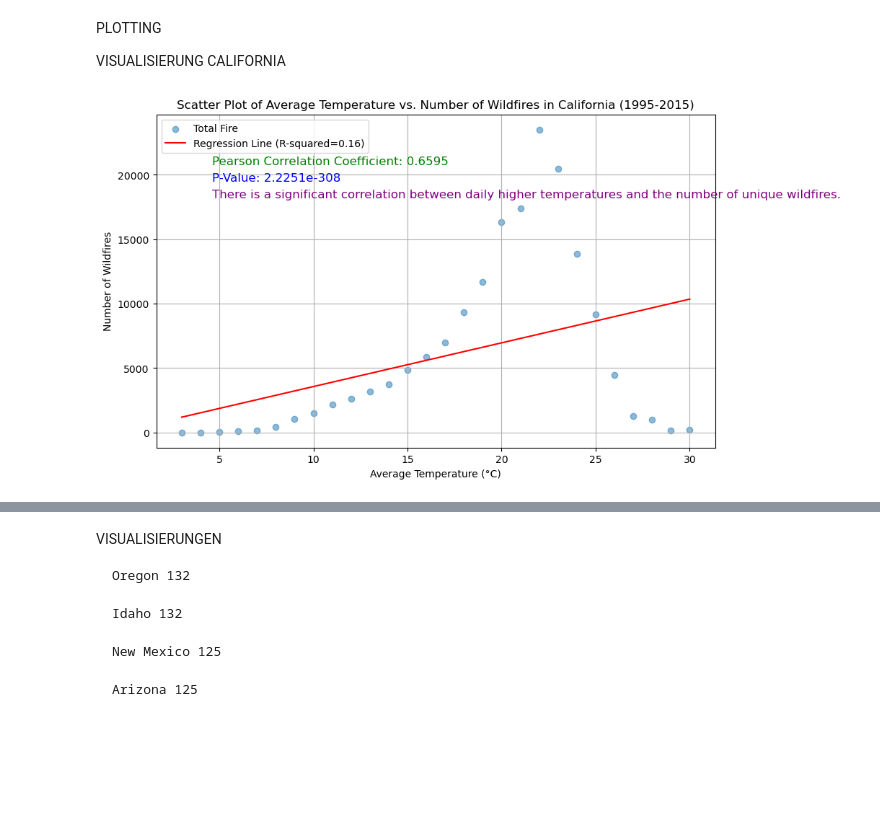
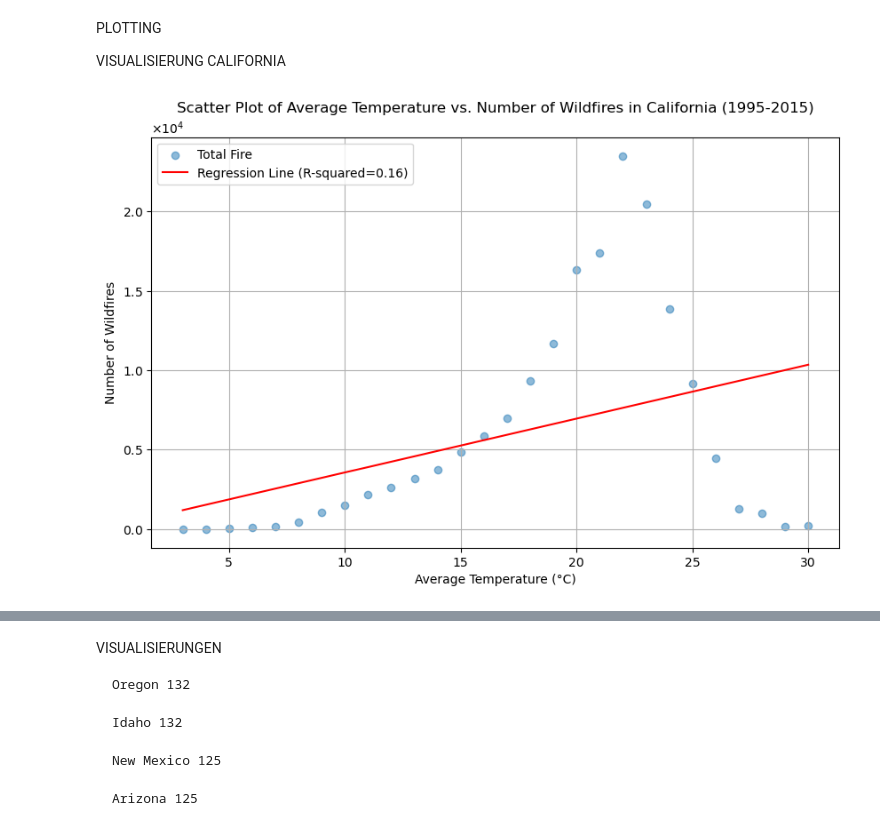
Before and after one commit to Pissane/Capstone_Project, a Jupyter notebook: correlation_weather_fire_copy.ipynb, the cells around one changed output, grey strips where cells are left out. Drawn from its saved outputs; the diff is of its cells as text; code cells hidden in the pictures; blank space fills up the shorter version.

```diff
--- a/correlation_weather_fire_copy.ipynb
+++ b/correlation_weather_fire_copy.ipynb
@@ -173,10 +182,10 @@ wf_arizona = wf_arizona[(wf_arizona['combined_discovery_date'].dt.year >= 1995)
 # %%
-# Create a new column 'day' by extracting the day from the date
-wf_california = wf_california[(wf_california['combined_discovery_date'].dt.year >= 1995) & (wf_california['combined_discovery_date'].dt.year <= 2015)]
-wf_oregon = wf_oregon[(wf_oregon['combined_discovery_date'].dt.year >= 1995) & (wf_oregon['combined_discovery_date'].dt.year <= 2015)]
-wf_idaho = wf_idaho[(wf_idaho['combined_discovery_date'].dt.year >= 1995) & (wf_idaho['combined_discovery_date'].dt.year <= 2015)]
-wf_newmexico = wf_newmexico[(wf_newmexico['combined_discovery_date'].dt.year >= 1995) & (wf_newmexico['combined_discovery_date'].dt.year <= 2015)]
-wf_arizona = wf_arizona[(wf_arizona['combined_discovery_date'].dt.year >= 1995) & (wf_arizona['combined_discovery_date'].dt.year <= 2015)]
+# # Create a new column 'day' by extracting the day from the date
+# wf_california = wf_california[(wf_california['combined_discovery_date'].dt.year >= 1995) & (wf_california['combined_discovery_date'].dt.year <= 2015)]
+# wf_oregon = wf_oregon[(wf_oregon['combined_discovery_date'].dt.year >= 1995) & (wf_oregon['combined_discovery_date'].dt.year <= 2015)]
+# wf_idaho = wf_idaho[(wf_idaho['combined_discovery_date'].dt.year >= 1995) & (wf_idaho['combined_discovery_date'].dt.year <= 2015)]
+# wf_newmexico = wf_newmexico[(wf_newmexico['combined_discovery_date'].dt.year >= 1995) & (wf_newmexico['combined_discovery_date'].dt.year <= 2015)]
+# wf_arizona = wf_arizona[(wf_arizona['combined_discovery_date'].dt.year >= 1995) & (wf_arizona['combined_discovery_date'].dt.year <= 2015)]
 # %%
 
 wf_california['day'] = wf_california['combined_discovery_date'].dt.date
@@ -412,6 +437,7 @@ VISUALISIERUNG CALIFORNIA
 import pandas as pd
 import matplotlib.pyplot as plt
 from scipy import stats
+from matplotlib.ticker import ScalarFormatter
 
 # Convert the 'date' column to datetime format
 merged_data_california['date'] = pd.to_datetime(merged_data_california['date'])
@@ -429,42 +455,46 @@ average_temp_c_rounded = california_data.groupby('average_temp_c_rounded')['Numb
 average_temp_c_rounded.rename(columns={
     'average_temp_c_rounded': 'temp_c',
     'Number of Wildfires': 'total_fires'
 }, inplace=True)
 
 # Scatter plot with a regression line
 plt.figure(figsize=(10, 6))
 x = average_temp_c_rounded['temp_c']
 y = average_temp_c_rounded['total_fires']
 
+# Format the y-axis to display in scientific notation
+plt.gca().yaxis.set_major_formatter(ScalarFormatter(useMathText=True))
+plt.gca().ticklabel_format(axis='y', style='sci', scilimits=(0, 0))
+
 # Calculate the regression line
 slope, intercept, r_value, p_value, std_err = stats.linregress(x, y)
 line = slope * x + intercept
 
 # Provided Pearson Correlation Coefficient and P-Value
-pearson_corr_coeff = 0.6595116363659939
-p_value = 2.2250738585072014e-308
+#pearson_corr_coeff = 0.6595116363659939
+#p_value = 2.2250738585072014e-308
 
 plt.scatter(x, y, label=f'Total Fire', alpha=0.5)
 plt.plot(x, line, color='red', label=f'Regression Line (R-squared={r_value**2:.2f})')
 plt.title('Scatter Plot of Average Temperature vs. Number of Wildfires in California (1995-2015)')
 plt.xlabel('Average Temperature (°C)')
 plt.ylabel('Number of Wildfires')
 
 # Annotate the provided Pearson Correlation Coefficient and P-Value
-plt.annotate(f'Pearson Correlation Coefficient: {pearson_corr_coeff:.4f}', (0.1, 0.85), xycoords='axes fraction', fontsize=12, color='green')
-plt.annotate(f'P-Value: {p_value:.4e}', (0.1, 0.80), xycoords='axes fraction', fontsize=12, color='blue')
+#plt.annotate(f'Pearson Correlation Coefficient: {pearson_corr_coeff:.4f}', (0.1, 0.85), xycoords='axes fraction', fontsize=12, color='green')
+#plt.annotate(f'P-Value: {p_value:.4e}', (0.1, 0.80), xycoords='axes fraction', fontsize=12, color='blue')
 
-# Check if the correlation is statistically significant at a significance level of 0.05
-alpha = 0.05
-if p_value < alpha:
-    significance_message = "There is a significant correlation between daily higher temperatures and the number of unique wildfires."
-else:
-    significance_message = "There is no significant correlation between daily higher temperatures and the number of unique wildfires."
+# # Check if the correlation is statistically significant at a significance level of 0.05
+# alpha = 0.05
+# if p_value < alpha:
+#     significance_message = "There is a significant correlation between daily higher temperatures and the number of unique wildfires."
+# else:
+#     significance_message = "There is no significant correlation between daily higher temperatures and the number of unique wildfires."
 
-plt.annotate(significance_message, (0.1, 0.75), xycoords='axes fraction', fontsize=12, color='purple')
+#plt.annotate(significance_message, (0.1, 0.75), xycoords='axes fraction', fontsize=12, color='purple')
 
 plt.legend()
 plt.grid(True)
 plt.show()
 # %% [output]
-[figure, old version]
+[figure, new version]
```
Also changed, not shown: parts of 8 cells of this notebook.
